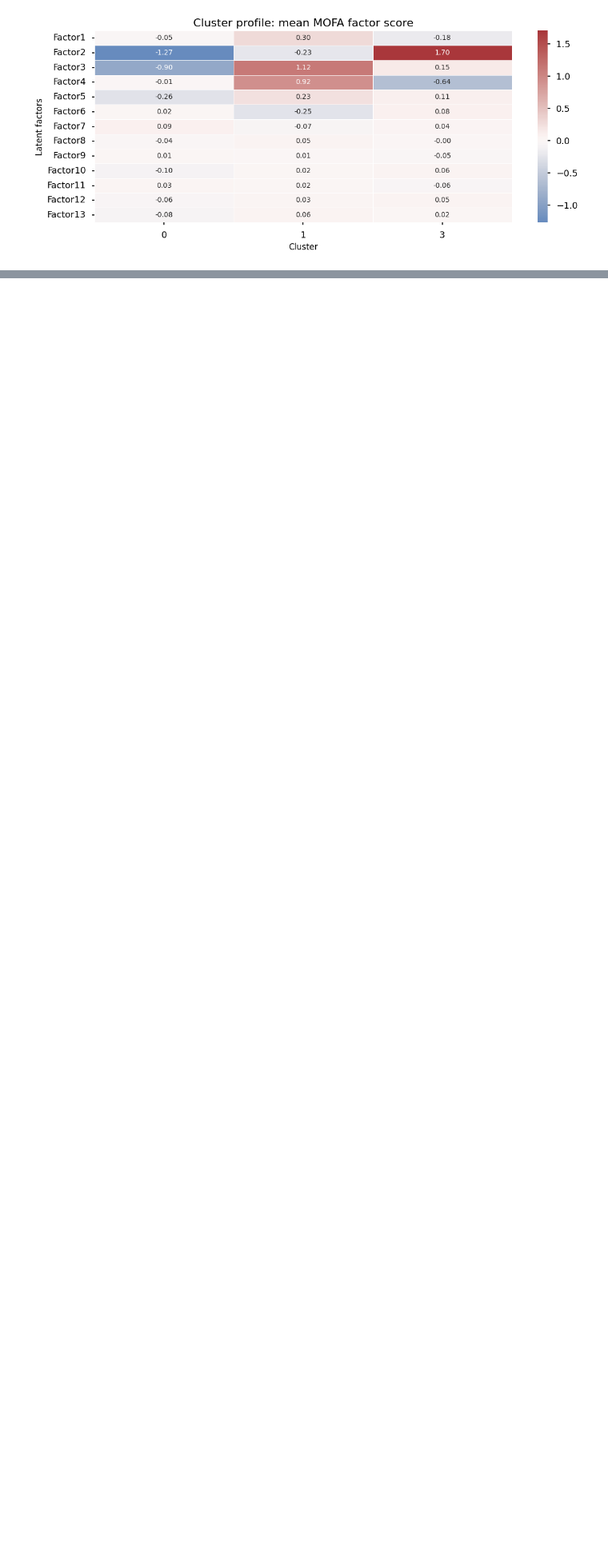
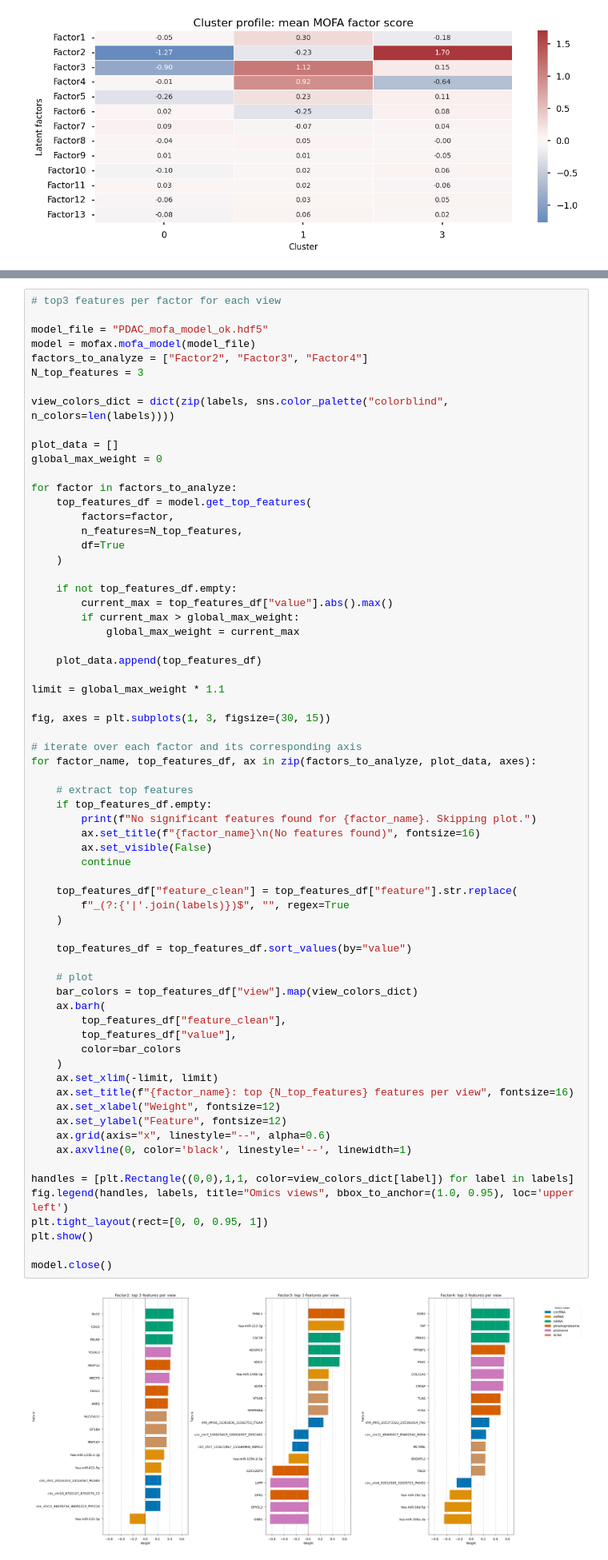
Before and after one commit to haricalzi/Scientific-visualization, a Jupyter notebook: Project2_DataIntegration/PDAC_data_integration.ipynb, the cells around one changed output, grey strips where cells are left out. Shown at 80% size. Drawn from its saved outputs; the diff is of its cells as text; blank space fills up the shorter version.

```diff
--- a/Project2_DataIntegration/PDAC_data_integration.ipynb
+++ b/Project2_DataIntegration/PDAC_data_integration.ipynb
@@ -1619,3 +1548,72 @@ Processing: Factor4
+# %%
+# top3 features per factor for each view
+
+model_file = "PDAC_mofa_model_ok.hdf5"
+model = mofax.mofa_model(model_file)
+factors_to_analyze = ["Factor2", "Factor3", "Factor4"]
+N_top_features = 3
+
+view_colors_dict = dict(zip(labels, sns.color_palette("colorblind", n_colors=len(labels))))
+
+plot_data = []
+global_max_weight = 0
+
+for factor in factors_to_analyze:
+    top_features_df = model.get_top_features(
+        factors=factor,
+        n_features=N_top_features,
+        df=True
+    )
+
+    if not top_features_df.empty:
+        current_max = top_features_df["value"].abs().max()
+        if current_max > global_max_weight:
+            global_max_weight = current_max
+
+    plot_data.append(top_features_df)
+
+limit = global_max_weight * 1.1
+
+fig, axes = plt.subplots(1, 3, figsize=(30, 15))
+
+# iterate over each factor and its corresponding axis
+for factor_name, top_features_df, ax in zip(factors_to_analyze, plot_data, axes):
+
+    # extract top features
+    if top_features_df.empty:
+        print(f"No significant features found for {factor_name}. Skipping plot.")
+        ax.set_title(f"{factor_name}\n(No features found)", fontsize=16)
+        ax.set_visible(False)
+        continue
+
+    top_features_df["feature_clean"] = top_features_df["feature"].str.replace(
+        f"_(?:{'|'.join(labels)})$", "", regex=True
+    )
+
+    top_features_df = top_features_df.sort_values(by="value")
+
+    # plot
+    bar_colors = top_features_df["view"].map(view_colors_dict)
+    ax.barh(
+        top_features_df["feature_clean"],
+        top_features_df["value"],
+        color=bar_colors
+    )
+    ax.set_xlim(-limit, limit)
+    ax.set_title(f"{factor_name}: top {N_top_features} features per view", fontsize=16)
+    ax.set_xlabel("Weight", fontsize=12)
+    ax.set_ylabel("Feature", fontsize=12)
+    ax.grid(axis="x", linestyle="--", alpha=0.6)
+    ax.axvline(0, color='black', linestyle='--', linewidth=1)
+
+handles = [plt.Rectangle((0,0),1,1, color=view_colors_dict[label]) for label in labels]
+fig.legend(handles, labels, title="Omics views", bbox_to_anchor=(1.0, 0.95), loc='upper left')
+plt.tight_layout(rect=[0, 0, 0.95, 1])
+plt.show()
+
+model.close()
+# %% [output]
+[figure, added]
 # %% [markdown]
 After analyzing these graphs, we drew some conclusions:
 
```
Also changed, not shown: parts of 14 cells of this notebook.
